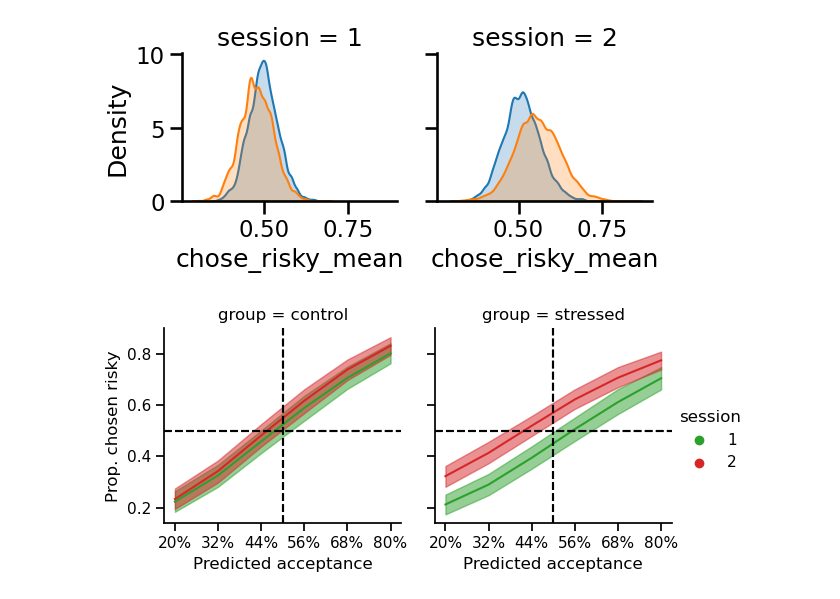
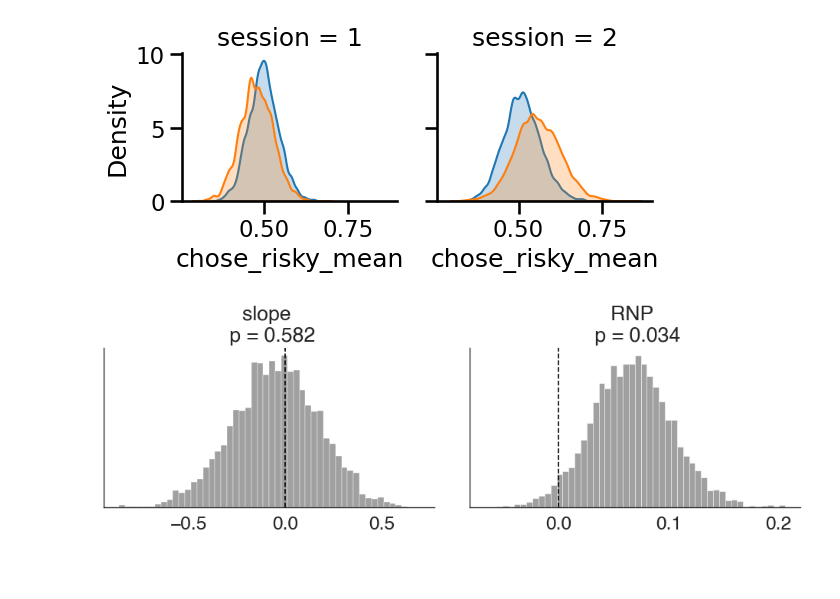
Before and after one commit to Gilles86/stress_risk, a Jupyter notebook: stress_risk/plots_for_paper/fig2_rnp.ipynb, the cells around one changed output. Drawn from its saved outputs; the diff is of its cells as text; code cells hidden in the pictures; blank space fills up the shorter version.

```diff
--- a/stress_risk/plots_for_paper/fig2_rnp.ipynb
+++ b/stress_risk/plots_for_paper/fig2_rnp.ipynb
@@ -108,6 +141,51 @@ g.map(sns.kdeplot, 'chose_risky_mean', fill=True)
 # %% [output]
 <seaborn.axisgrid.FacetGrid at 0x...>
 [figure]
+# %%
+# f0r poster
+sns.set_theme('paper', 'white', font='helvetica', font_scale=2, palette='tab10')
+color = 'grey'
+plot_folder_path = '/Users/mrenke/Desktop/StressRisk/figures/plots/poster'
+
+plt.subplot(121)
+param_name = 'slope'#'rnp'
+d = gamma.stack([1,2]).rename(mapper={'chose_risky_mean':'y'},axis=1).reset_index()
+group = 0
+dd_0= np.asarray(d[(d['session']==2) & (d['group']==group)]['y']) -  np.asarray(d[(d['session']==1) & (d['group']==group)]['y'])
+group = 1
+dd_1= np.asarray(d[(d['session']==2) & (d['group']==group)]['y']) -  np.asarray(d[(d['session']==1) & (d['group']==group)]['y'])
+dd = dd_1 - dd_0
+fac = sns.histplot(dd, bins=50, color = color)
+plt.axvline(0, c='k', ls='--')
+plt.xlabel(f'{param_name}: diff in diff') #\n [(group1(ses2-ses1) - group0(ses2-ses1)]')
+plt.title(f'p = {np.round(np.mean(dd>0),3)}')
+sns.despine()
+fac.set(xlabel=None, ylabel=None, yticks=[], )
+plt.title(f'slope \n p = {np.round(np.mean(dd<0),3)}')
+plt.tight_layout()
+
+##
+plt.subplot(122)
+param_name = 'rnp'
+d = rnp.stack([1,2]).rename(mapper={'chose_risky_mean':'y'},axis=1).reset_index()
+group = 0
+dd_0= np.asarray(d[(d['session']==2) & (d['group']==group)]['y']) -  np.asarray(d[(d['session']==1) & (d['group']==group)]['y'])
+group = 1
+dd_1= np.asarray(d[(d['session']==2) & (d['group']==group)]['y']) -  np.asarray(d[(d['session']==1) & (d['group']==group)]['y'])
+dd = dd_1 - dd_0
+fac = sns.histplot(dd, bins=50, color = color)
+plt.axvline(0, c='k', ls='--')
+plt.xlabel(f'{param_name}: diff in diff') #\n [(group1(ses2-ses1) - group0(ses2-ses1)]')
+plt.title(f'p = {np.round(np.mean(dd>0),3)}')
+sns.despine()
+fac.set(xlabel=None, ylabel=None, yticks=[], )
+plt.title(f'RNP \n p = {np.round(np.mean(dd<0),3)}')
+
+plt.gcf().set_size_inches(10, 3)
+#plt.suptitle('Difference in Difference \n')
+plt.savefig(op.join(plot_folder_path, f'probit-1_posterior-params_diffOFdiff.pdf'), bbox_inches='tight' )
+# %% [output]
+[figure, added]
 # %%
 # posterior chains
 param_name = 'slope'#'rnp'
@@ -153,10 +232,4 @@ from stress_risk.behavior.utils import plot_ppc, format_bambi_ppc
 
 ppc = format_bambi_ppc(traces, model, df)
 p = ppc.reset_index('group').rename(mapper={'group':'group_int'},axis=1)
-p['group'] = np.where(p['group_int'] == 0, 'control', 'stressed') # modify names of group
-
-sns.set_context('notebook')
-plot_ppc(df, p, level='group', plot_type=10)
-plt.savefig(op.join(plot_folder_path, f'ppc_model-{n_model}'))
+p['group'] = np.where(p['group_int'] == 0, 'control', 'stress') # modify names of group
-# %% [output]
-[figure, removed]
```
Also changed, not shown: parts of 6 cells of this notebook, 8 other files.
